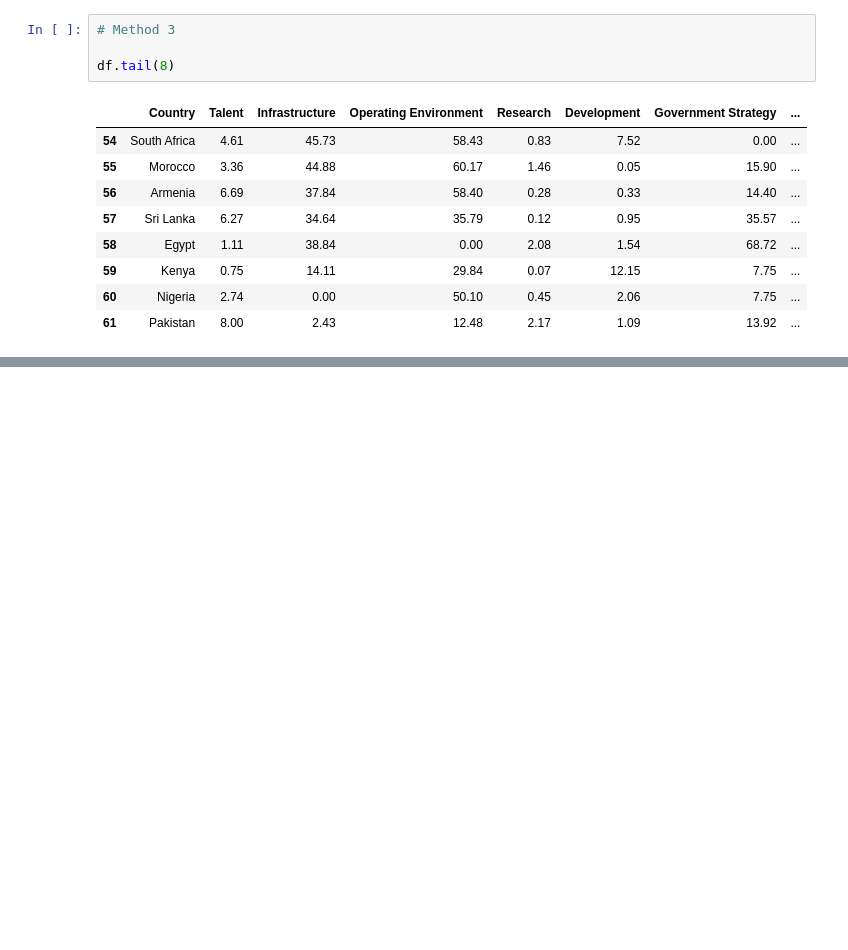
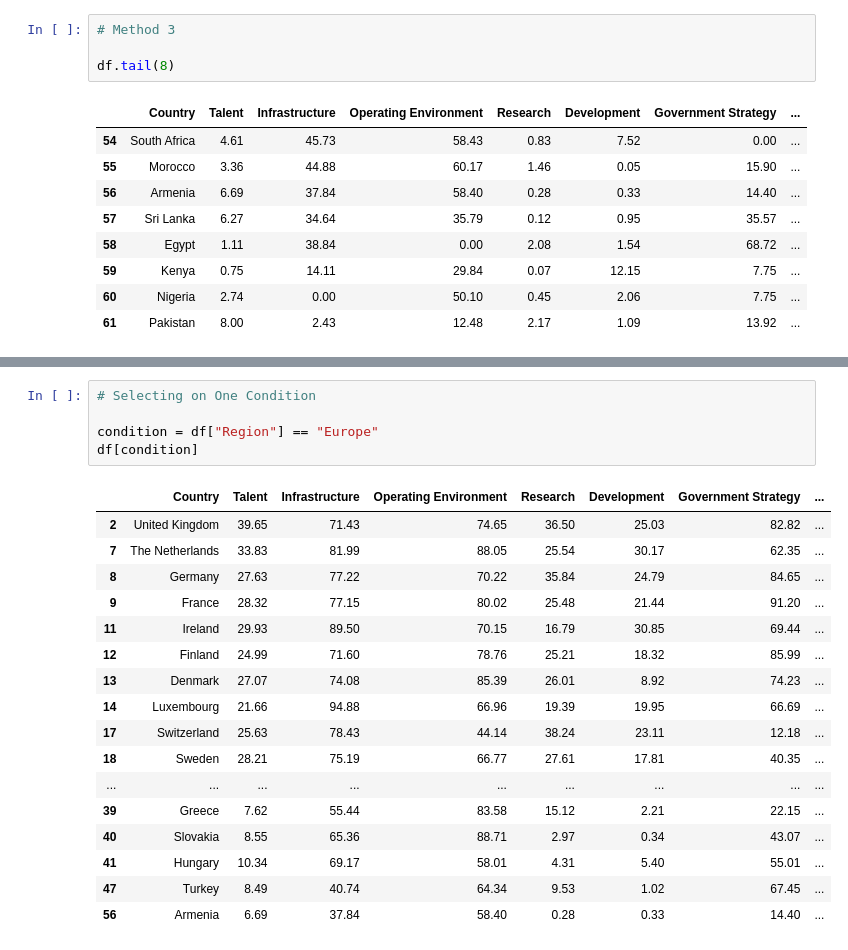
Before and after one commit to Harmain-Ali/Complete-EDA-Guide, a Jupyter notebook: cheatsheats_notebooks/Pandas_Cheatsheat.ipynb, the cells around one changed output, grey strips where cells are left out. Saved outputs shown, nothing was run; the diff lists cells and outputs as text; blank space fills up the shorter version.

```diff
--- a/cheatsheats_notebooks/Pandas_Cheatsheat.ipynb
+++ b/cheatsheats_notebooks/Pandas_Cheatsheat.ipynb
@@ -178,0 +466,23 @@ df.tail(8)
+# %%
+# Selecting on One Condition
+
+condition = df["Region"] == "Europe"
+df[condition]
+# %% [output]
+|  | Country | Talent | Infrastructure | Operating Environment | Research | Development | Government Strategy | ... |
+| 2 | United Kingdom | 39.65 | 71.43 | 74.65 | 36.50 | 25.03 | 82.82 | ... |
+| 7 | The Netherlands | 33.83 | 81.99 | 88.05 | 25.54 | 30.17 | 62.35 | ... |
+| 8 | Germany | 27.63 | 77.22 | 70.22 | 35.84 | 24.79 | 84.65 | ... |
+| 9 | France | 28.32 | 77.15 | 80.02 | 25.48 | 21.44 | 91.20 | ... |
+| 11 | Ireland | 29.93 | 89.50 | 70.15 | 16.79 | 30.85 | 69.44 | ... |
+| 12 | Finland | 24.99 | 71.60 | 78.76 | 25.21 | 18.32 | 85.99 | ... |
+| 13 | Denmark | 27.07 | 74.08 | 85.39 | 26.01 | 8.92 | 74.23 | ... |
+| 14 | Luxembourg | 21.66 | 94.88 | 66.96 | 19.39 | 19.95 | 66.69 | ... |
+| 17 | Switzerland | 25.63 | 78.43 | 44.14 | 38.24 | 23.11 | 12.18 | ... |
+| 18 | Sweden | 28.21 | 75.19 | 66.77 | 27.61 | 17.81 | 40.35 | ... |
+| ... | ... | ... | ... | ... | ... | ... | ... | ... |
+| 39 | Greece | 7.62 | 55.44 | 83.58 | 15.12 | 2.21 | 22.15 | ... |
+| 40 | Slovakia | 8.55 | 65.36 | 88.71 | 2.97 | 0.34 | 43.07 | ... |
+| 41 | Hungary | 10.34 | 69.17 | 58.01 | 4.31 | 5.40 | 55.01 | ... |
+| 47 | Turkey | 8.49 | 40.74 | 64.34 | 9.53 | 1.02 | 67.45 | ... |
+| 56 | Armenia | 6.69 | 37.84 | 58.40 | 0.28 | 0.33 | 14.40 | ... |
```
Also changed, not shown: parts of 24 cells of this notebook, 1 other file.
